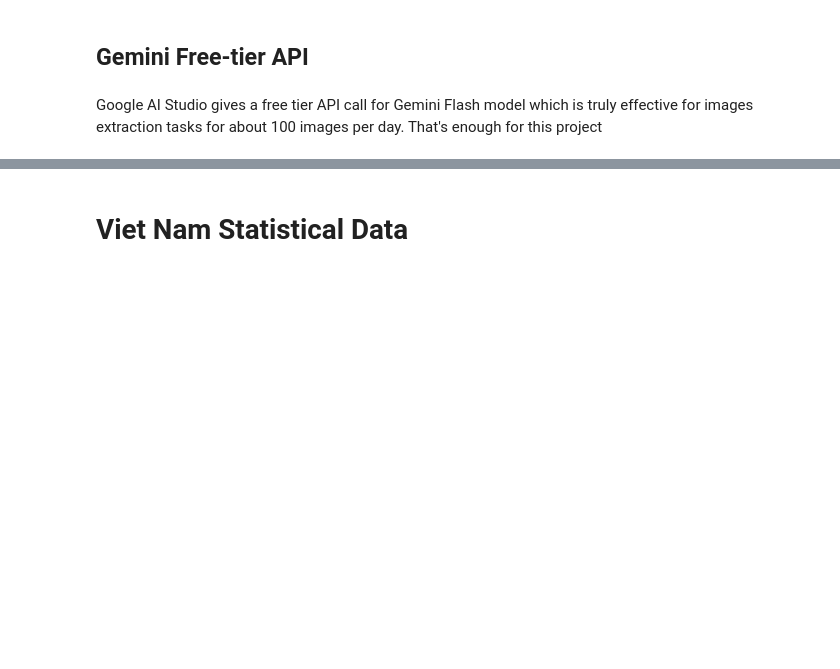
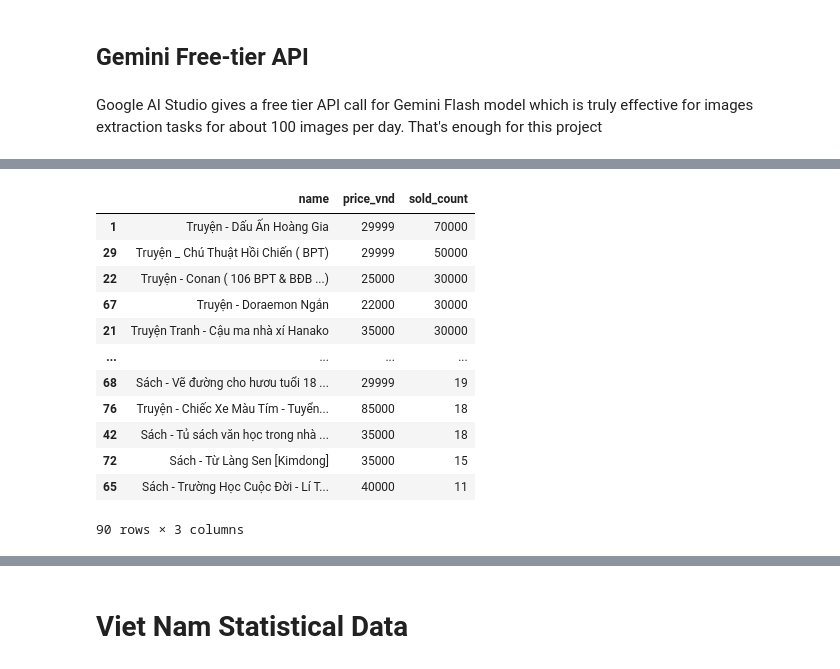
Before and after one commit to quocan91tc/DALAS_Project, a Jupyter notebook: main.ipynb, the cells around one changed output, grey strips where cells are left out. Cells and saved outputs as stored; diff of their text form; code cells hidden in the pictures; blank space fills up the shorter version.

```diff
--- a/main.ipynb
+++ b/main.ipynb
@@ -417,0 +444,18 @@ df_sells
+# %%
+df_sells['price_vnd'] = df_sells['price_vnd'].astype(np.int32)
+# %%
+df_sells.sort_values(by='sold_count', ascending=False)
+# %% [output]
+|  | name | price_vnd | sold_count |
+| 1 | Truyện - Dấu Ấn Hoàng Gia | 29999 | 70000 |
+| 29 | Truyện _ Chú Thuật Hồi Chiến ( BPT) | 29999 | 50000 |
+| 22 | Truyện - Conan ( 106 BPT & BĐB ...) | 25000 | 30000 |
+| 67 | Truyện - Doraemon Ngắn | 22000 | 30000 |
+| 21 | Truyện Tranh - Cậu ma nhà xí Hanako | 35000 | 30000 |
+| ... | ... | ... | ... |
+| 68 | Sách - Vẽ đường cho hươu tuổi 18 ... | 29999 | 19 |
+| 76 | Truyện - Chiếc Xe Màu Tím - Tuyển... | 85000 | 18 |
+| 42 | Sách - Tủ sách văn học trong nhà ... | 35000 | 18 |
+| 72 | Sách - Từ Làng Sen [Kimdong] | 35000 | 15 |
+| 65 | Sách - Trường Học Cuộc Đời - Lí T... | 40000 | 11 |
+90 rows × 3 columns
```
Also changed, not shown: parts of 32 cells of this notebook.
